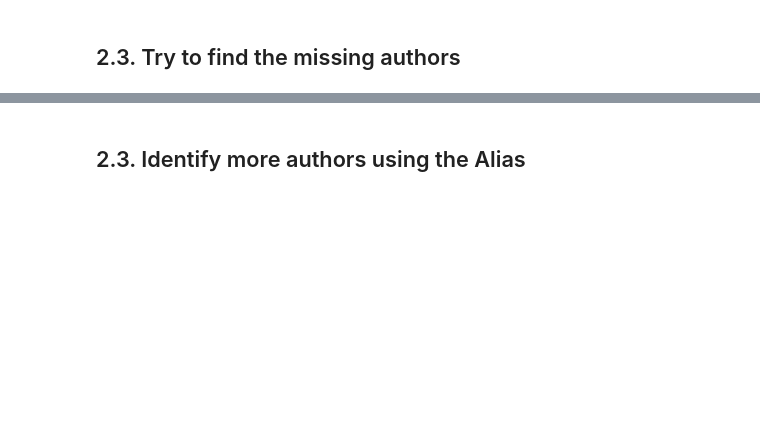
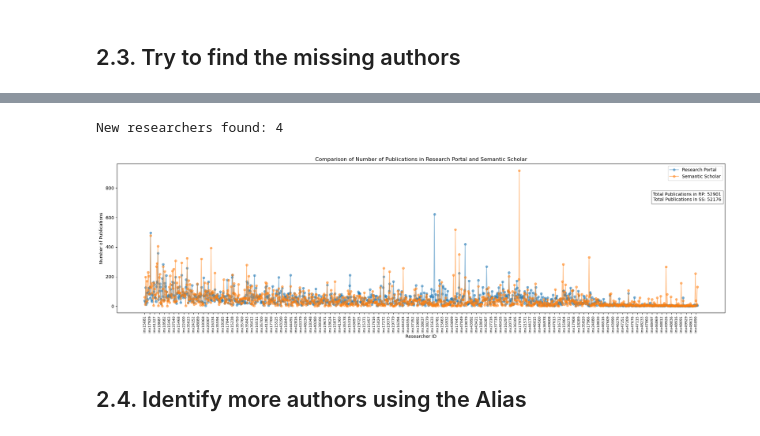
Before and after one commit to AI4University/data_ingest, a Jupyter notebook: match_semanticScholar_researchPortal/Semantic Scholar/match_script_SS.ipynb, the cells around one changed output, grey strips where cells are left out. Cells and saved outputs as stored; diff of their text form; code cells hidden in the pictures; blank space fills up the shorter version.

Commit message:
update match SS

```diff
--- a/match_semanticScholar_researchPortal/Semantic Scholar/match_script_SS.ipynb
+++ b/match_semanticScholar_researchPortal/Semantic Scholar/match_script_SS.ipynb
@@ -271,0 +544,7 @@ df_semantic_authors.filter(col('id')=='1385756446').show(truncate=120)
+# %%
+# cargo datos
+df_ids_researchers_3 = pd.read_parquet('/export/usuarios_ml4ds/mbalairon/github/data_ingest/match_semanticScholar_researchPortal/Semantic Scholar/output/df_v2.parquet')
+df_ids_researchers_3 = df_ids_researchers_3[~df_ids_researchers_3['id_RP'].duplicated(keep='first')]
+print('New researchers found:', len(df_ids_researchers_3['id_RP'].unique()) - pd.merge(df_match_researchers, df_ids_researchers_3, on='id_RP').shape[0])
+# %% [output]
+New researchers found: 4
@@ -272,5 +553,30 @@ df_semantic_authors.filter(col('id')=='1385756446').show(truncate=120)
+# %%
+# Convert the datasets to pySpark tables
+# elimino conflictivos
+
+df_match_researchers = pd.read_parquet('aux.parquet')
+
+df_match_researchers['aliases'] = df_match_researchers['aliases'].fillna('')
+df_match_researchers['aliases'] = df_match_researchers['aliases'].apply(list)
+
+schema = StructType([
+    StructField('name_RP', StringType(), True),
+    StructField('id_RP', StringType(), True),
+    StructField('name_SS', StringType(), True),
+    StructField('id_SS', StringType(), True),
+    StructField('no_publis_RP', IntegerType(), True),
+    StructField('no_publis_SS', IntegerType(), True),
+    StructField('aliases', ArrayType(StringType()), True)
+])
+
+rows = [Row(**record) for record in df_match_researchers.to_dict(orient='records')]
+df_match_researchers_spark = spark.createDataFrame(df_match_researchers, schema=schema)
+# %%
+get_plot_publications(df_match_researchers, 'line', 0.938)
+# %% [output]
+[figure, added]
 # %% [markdown]
-## 2.3. Identify more authors using the Alias
+## 2.4. Identify more authors using the Alias
 # %%
 # Create a new dataframe containig all the possible names for each of the researchers al ready matched
 new_rows = []
```
Also changed, not shown: parts of 81 cells of this notebook, 12 other files.
